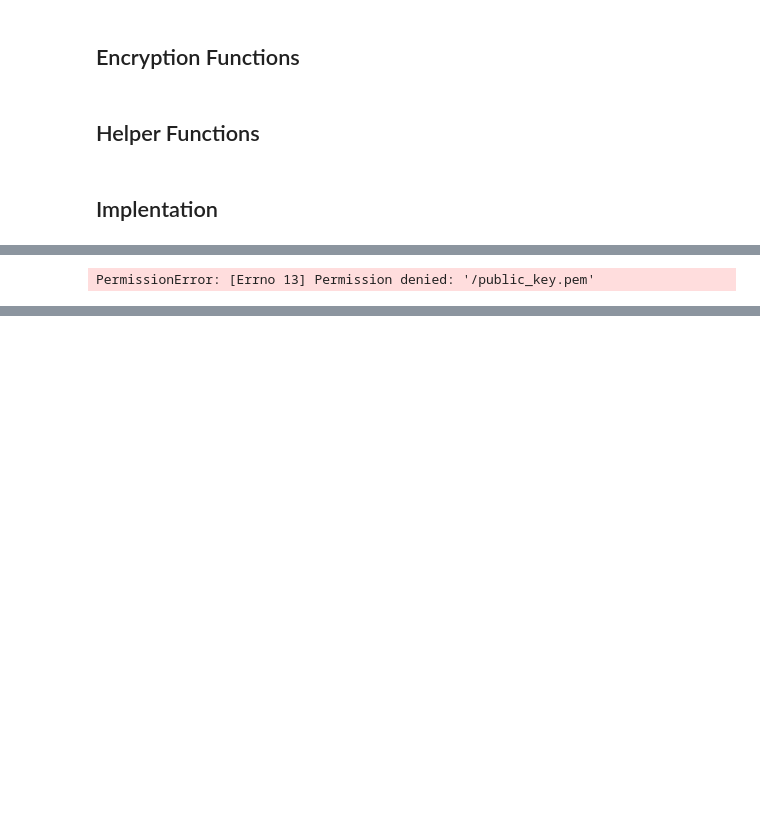
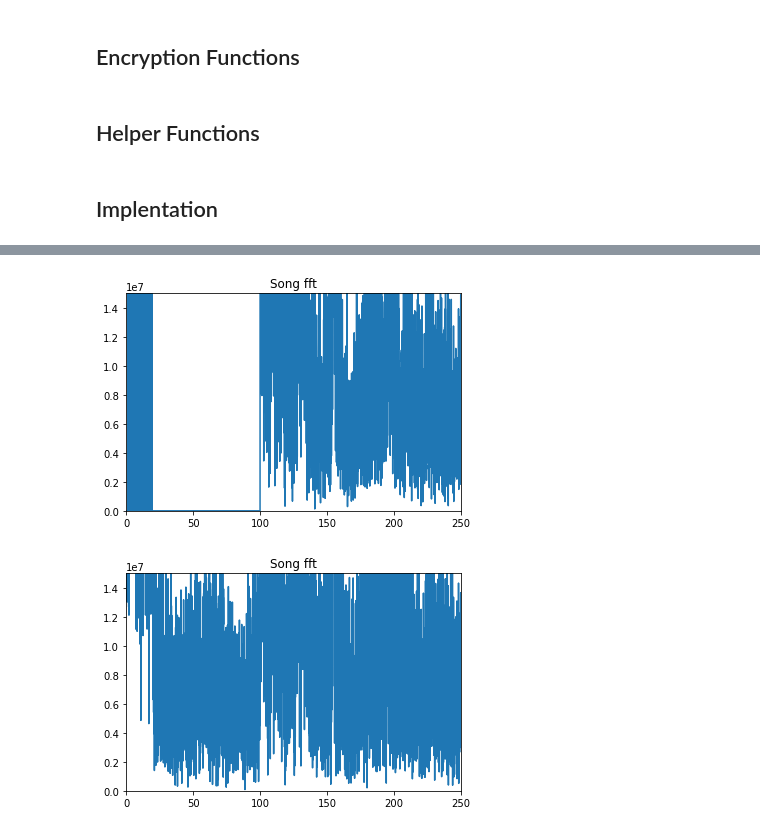
Before and after one commit to Carciax/EEE4114F-PRJ, a Jupyter notebook: Low Frequency Hiding.ipynb, the cells around one changed output, grey strips where cells are left out. Saved outputs shown, nothing was run; the diff lists cells and outputs as text; code cells hidden in the pictures; blank space fills up the shorter version.

```diff
--- a/Low Frequency Hiding.ipynb
+++ b/Low Frequency Hiding.ipynb
@@ -121,8 +121,8 @@ def extract_audio_signature(audio_name):
 
     # start inputs
     section_width = 10
-    f_start = 100
-    f_end = 500
+    f_start = 200
+    f_end = 600
     section_count = (f_end-f_start)//section_width
 
     # section off the audio
@@ -220,7 +222,7 @@ def check_audio(filename, public_key):
     check = check_watermark(filename,data_r,public_key)
     return check
 # %%
-encrypt_audio('AudioFiles/bumblebee/bumblebee_small.wav')
-
-public_key = read_public_key('AudioFiles/bumblebee/bumblebee_small.wav')
-print(check_audio('AudioFiles/bumblebee/bumblebee_small_with_data.wav', public_key))
+def manipulate_file(filename):
+    encrypt_audio(filename)
+    public_key = read_public_key(filename)
+    print(check_audio(filename.split('.')[0] + '_with_data.wav', public_key))
@@ -248,7 +229,7 @@ False
-# %%
-encrypt_audio('AudioFiles\popmusic\popsong.wav')
-
-public_key = read_public_key('AudioFiles\popmusic\popsong.wav')
-print(check_audio('AudioFiles\popmusic\popsong_with_data.wav', public_key))
-# %% [output]
-PermissionError: [Errno 13] Permission denied: '/public_key.pem'
+# %%
+# manipulate_file('AudioFiles/bumblebee/bumblebee_small.wav')
+manipulate_file('AudioFiles/popmusic end/popsong_small.wav')
+# manipulate_file('AudioFiles/popmusic start/popsong_small.wav')
+# manipulate_file('AudioFiles/Speech end/President_CR_small.wav')
+# manipulate_file('AudioFiles/Speech start/President_CR_small.wav')
+# %% [output]
@@ -254,0 +239,2 @@ PermissionError: [Errno 13] Permission denied: '/public_key.pem'
+[figure, added]
+[figure, added]
```
Also changed, not shown: parts of 4 cells of this notebook, 23 other files.
